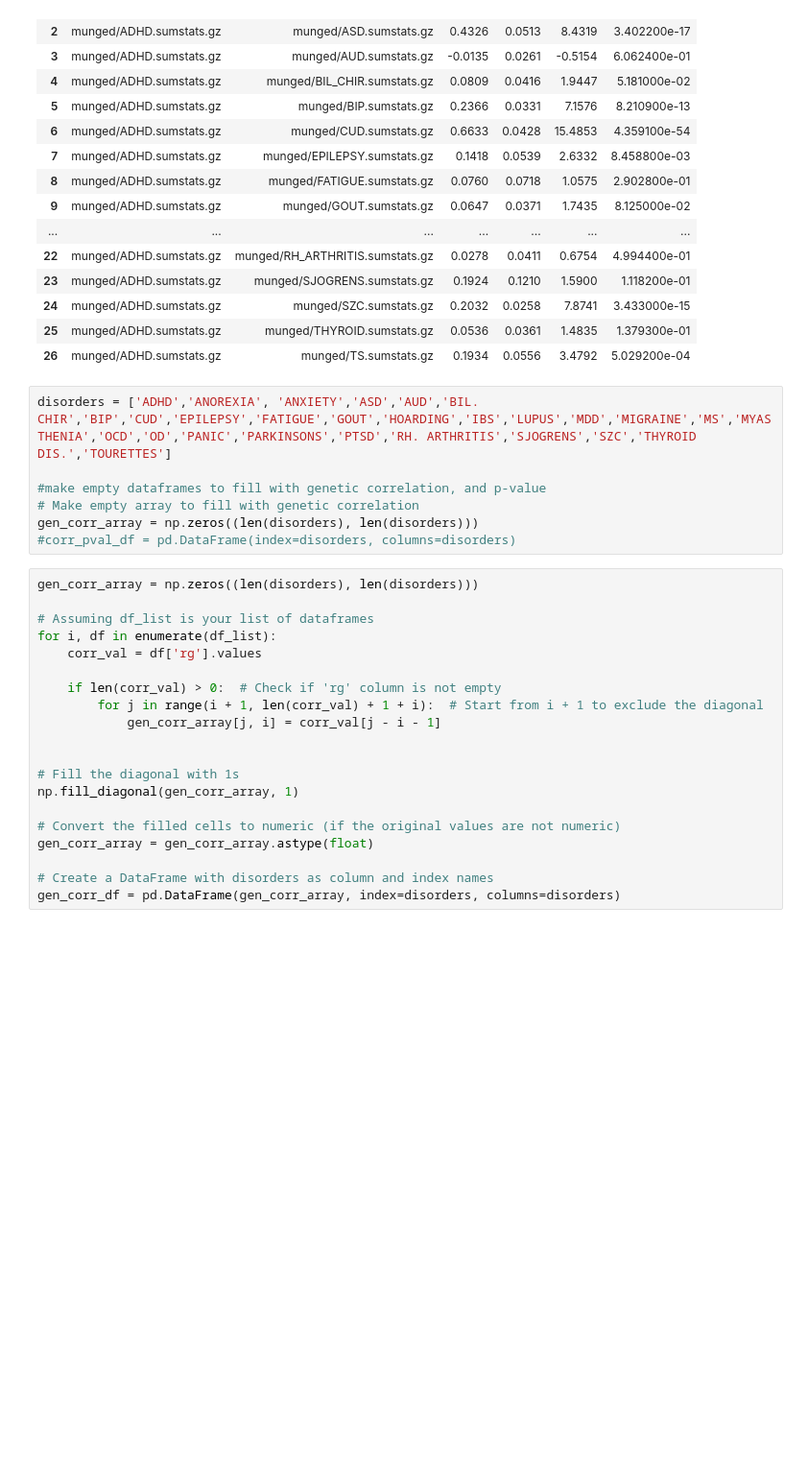
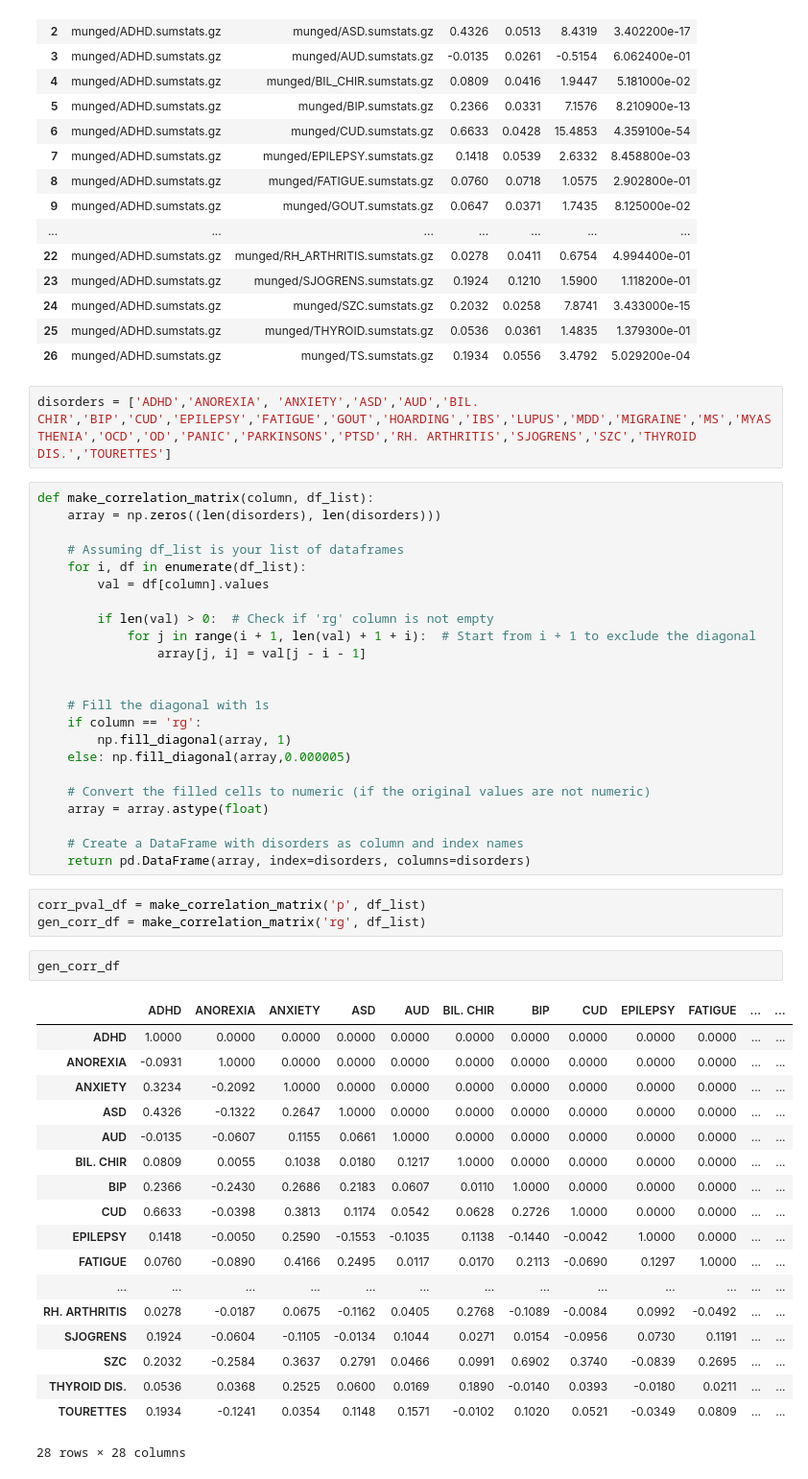
Before and after one commit to Aje026/Genetic-Overlap-in-Female-Biased-Disorders, a Jupyter notebook: correlation_ldsc_all.ipynb, the cells around one changed output. Shown at 96% size. Cells and saved outputs as stored; diff of their text form; blank space fills up the shorter version.

```diff
--- a/correlation_ldsc_all.ipynb
+++ b/correlation_ldsc_all.ipynb
@@ -42,28 +42,50 @@ df_list[0]
 | 26 | munged/ADHD.sumstats.gz | munged/TS.sumstats.gz | 0.1934 | 0.0556 | 3.4792 | 5.029200e-04 |
 # %%
 disorders = ['ADHD','ANOREXIA', 'ANXIETY','ASD','AUD','BIL. CHIR','BIP','CUD','EPILEPSY','FATIGUE','GOUT','HOARDING','IBS','LUPUS','MDD','MIGRAINE','MS','MYASTHENIA','OCD','OD','PANIC','PARKINSONS','PTSD','RH. ARTHRITIS','SJOGRENS','SZC','THYROID DIS.','TOURETTES']
-
-#make empty dataframes to fill with genetic correlation, and p-value
-# Make empty array to fill with genetic correlation
-gen_corr_array = np.zeros((len(disorders), len(disorders)))
-#corr_pval_df = pd.DataFrame(index=disorders, columns=disorders)
 # %%
-gen_corr_array = np.zeros((len(disorders), len(disorders)))
+def make_correlation_matrix(column, df_list):
+    array = np.zeros((len(disorders), len(disorders)))
 
-# Assuming df_list is your list of dataframes
-for i, df in enumerate(df_list):
-    corr_val = df['rg'].values
+    # Assuming df_list is your list of dataframes
+    for i, df in enumerate(df_list):
+        val = df[column].values
 
-    if len(corr_val) > 0:  # Check if 'rg' column is not empty
-        for j in range(i + 1, len(corr_val) + 1 + i):  # Start from i + 1 to exclude the diagonal
-            gen_corr_array[j, i] = corr_val[j - i - 1]
+        if len(val) > 0:  # Check if 'rg' column is not empty
+            for j in range(i + 1, len(val) + 1 + i):  # Start from i + 1 to exclude the diagonal
+                array[j, i] = val[j - i - 1]
 
 
-# Fill the diagonal with 1s
-np.fill_diagonal(gen_corr_array, 1)
+    # Fill the diagonal with 1s
+    if column == 'rg':
+        np.fill_diagonal(array, 1)
+    else: np.fill_diagonal(array,0.000005)
 
-# Convert the filled cells to numeric (if the original values are not numeric)
-gen_corr_array = gen_corr_array.astype(float)
+    # Convert the filled cells to numeric (if the original values are not numeric)
+    array = array.astype(float)
 
-# Create a DataFrame with disorders as column and index names
-gen_corr_df = pd.DataFrame(gen_corr_array, index=disorders, columns=disorders)
+    # Create a DataFrame with disorders as column and index names
+    return pd.DataFrame(array, index=disorders, columns=disorders)
+# %%
+corr_pval_df = make_correlation_matrix('p', df_list)
+gen_corr_df = make_correlation_matrix('rg', df_list)
+# %%
+gen_corr_df
+# %% [output]
+|  | ADHD | ANOREXIA | ANXIETY | ASD | AUD | BIL. CHIR | BIP | CUD | EPILEPSY | FATIGUE | ... | ... |
+| ADHD | 1.0000 | 0.0000 | 0.0000 | 0.0000 | 0.0000 | 0.0000 | 0.0000 | 0.0000 | 0.0000 | 0.0000 | ... | ... |
+| ANOREXIA | -0.0931 | 1.0000 | 0.0000 | 0.0000 | 0.0000 | 0.0000 | 0.0000 | 0.0000 | 0.0000 | 0.0000 | ... | ... |
+| ANXIETY | 0.3234 | -0.2092 | 1.0000 | 0.0000 | 0.0000 | 0.0000 | 0.0000 | 0.0000 | 0.0000 | 0.0000 | ... | ... |
+| ASD | 0.4326 | -0.1322 | 0.2647 | 1.0000 | 0.0000 | 0.0000 | 0.0000 | 0.0000 | 0.0000 | 0.0000 | ... | ... |
+| AUD | -0.0135 | -0.0607 | 0.1155 | 0.0661 | 1.0000 | 0.0000 | 0.0000 | 0.0000 | 0.0000 | 0.0000 | ... | ... |
+| BIL. CHIR | 0.0809 | 0.0055 | 0.1038 | 0.0180 | 0.1217 | 1.0000 | 0.0000 | 0.0000 | 0.0000 | 0.0000 | ... | ... |
+| BIP | 0.2366 | -0.2430 | 0.2686 | 0.2183 | 0.0607 | 0.0110 | 1.0000 | 0.0000 | 0.0000 | 0.0000 | ... | ... |
+| CUD | 0.6633 | -0.0398 | 0.3813 | 0.1174 | 0.0542 | 0.0628 | 0.2726 | 1.0000 | 0.0000 | 0.0000 | ... | ... |
+| EPILEPSY | 0.1418 | -0.0050 | 0.2590 | -0.1553 | -0.1035 | 0.1138 | -0.1440 | -0.0042 | 1.0000 | 0.0000 | ... | ... |
+| FATIGUE | 0.0760 | -0.0890 | 0.4166 | 0.2495 | 0.0117 | 0.0170 | 0.2113 | -0.0690 | 0.1297 | 1.0000 | ... | ... |
+| ... | ... | ... | ... | ... | ... | ... | ... | ... | ... | ... | ... | ... |
+| RH. ARTHRITIS | 0.0278 | -0.0187 | 0.0675 | -0.1162 | 0.0405 | 0.2768 | -0.1089 | -0.0084 | 0.0992 | -0.0492 | ... | ... |
+| SJOGRENS | 0.1924 | -0.0604 | -0.1105 | -0.0134 | 0.1044 | 0.0271 | 0.0154 | -0.0956 | 0.0730 | 0.1191 | ... | ... |
+| SZC | 0.2032 | -0.2584 | 0.3637 | 0.2791 | 0.0466 | 0.0991 | 0.6902 | 0.3740 | -0.0839 | 0.2695 | ... | ... |
+| THYROID DIS. | 0.0536 | 0.0368 | 0.2525 | 0.0600 | 0.0169 | 0.1890 | -0.0140 | 0.0393 | -0.0180 | 0.0211 | ... | ... |
+| TOURETTES | 0.1934 | -0.1241 | 0.0354 | 0.1148 | 0.1571 | -0.0102 | 0.1020 | 0.0521 | -0.0349 | 0.0809 | ... | ... |
+28 rows × 28 columns
```
Also changed, not shown: parts of 3 cells of this notebook.
